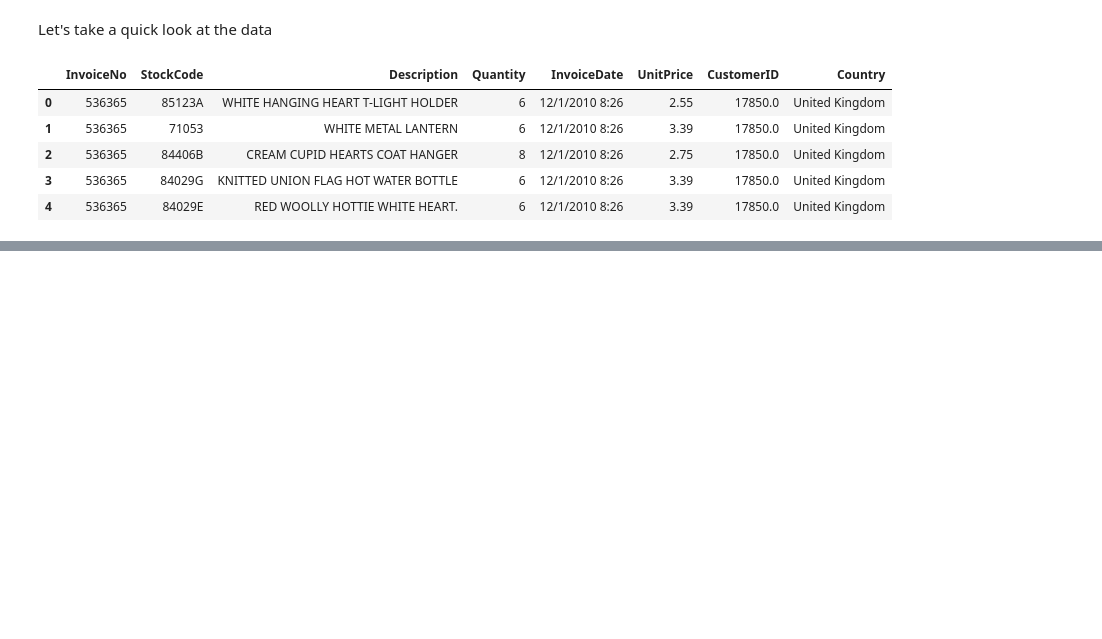
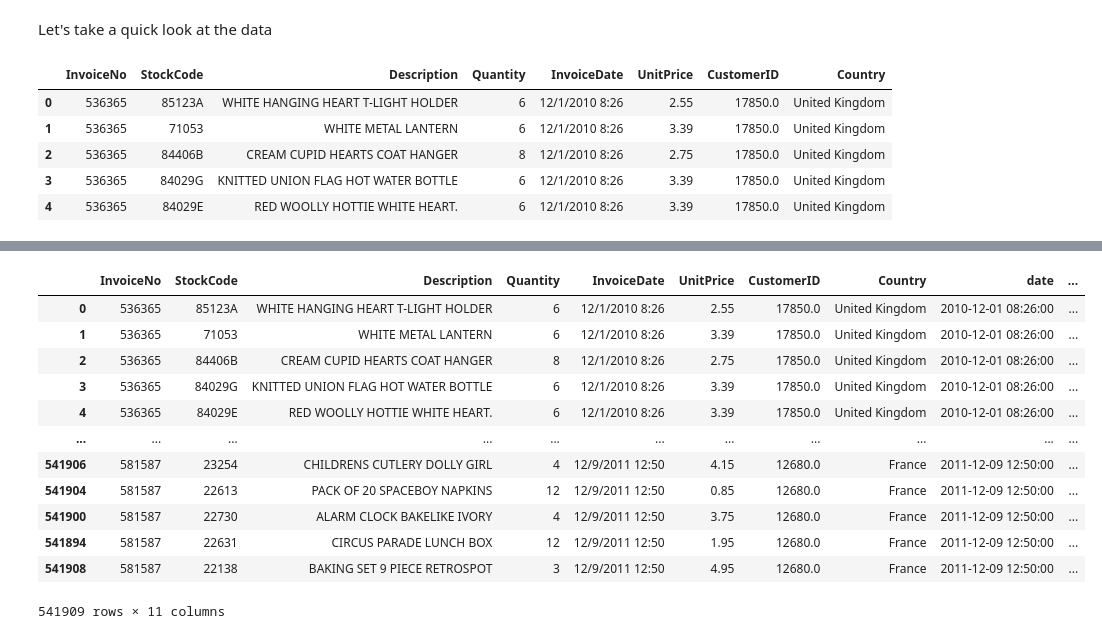
Before and after one commit to 56592aya/retail_crm, a Jupyter notebook: notebooks/exploration.ipynb, the cells around one changed output, grey strips where cells are left out. Cells and saved outputs as stored; diff of their text form; code cells hidden in the pictures; blank space fills up the shorter version.

```diff
--- a/notebooks/exploration.ipynb
+++ b/notebooks/exploration.ipynb
@@ -17,0 +128,17 @@ data.head()
+# %%
+df.loc[:,'revenue'] = df['UnitPrice']*df['Quantity']
+df
+# %% [output]
+|  | InvoiceNo | StockCode | Description | Quantity | InvoiceDate | UnitPrice | CustomerID | Country | date | ... |
+| 0 | 536365 | 85123A | WHITE HANGING HEART T-LIGHT HOLDER | 6 | 12/1/2010 8:26 | 2.55 | 17850.0 | United Kingdom | 2010-12-01 08:26:00 | ... |
+| 1 | 536365 | 71053 | WHITE METAL LANTERN | 6 | 12/1/2010 8:26 | 3.39 | 17850.0 | United Kingdom | 2010-12-01 08:26:00 | ... |
+| 2 | 536365 | 84406B | CREAM CUPID HEARTS COAT HANGER | 8 | 12/1/2010 8:26 | 2.75 | 17850.0 | United Kingdom | 2010-12-01 08:26:00 | ... |
+| 3 | 536365 | 84029G | KNITTED UNION FLAG HOT WATER BOTTLE | 6 | 12/1/2010 8:26 | 3.39 | 17850.0 | United Kingdom | 2010-12-01 08:26:00 | ... |
+| 4 | 536365 | 84029E | RED WOOLLY HOTTIE WHITE HEART. | 6 | 12/1/2010 8:26 | 3.39 | 17850.0 | United Kingdom | 2010-12-01 08:26:00 | ... |
+| ... | ... | ... | ... | ... | ... | ... | ... | ... | ... | ... |
+| 541906 | 581587 | 23254 | CHILDRENS CUTLERY DOLLY GIRL | 4 | 12/9/2011 12:50 | 4.15 | 12680.0 | France | 2011-12-09 12:50:00 | ... |
+| 541904 | 581587 | 22613 | PACK OF 20 SPACEBOY NAPKINS | 12 | 12/9/2011 12:50 | 0.85 | 12680.0 | France | 2011-12-09 12:50:00 | ... |
+| 541900 | 581587 | 22730 | ALARM CLOCK BAKELIKE IVORY | 4 | 12/9/2011 12:50 | 3.75 | 12680.0 | France | 2011-12-09 12:50:00 | ... |
+| 541894 | 581587 | 22631 | CIRCUS PARADE LUNCH BOX | 12 | 12/9/2011 12:50 | 1.95 | 12680.0 | France | 2011-12-09 12:50:00 | ... |
+| 541908 | 581587 | 22138 | BAKING SET 9 PIECE RETROSPOT | 3 | 12/9/2011 12:50 | 4.95 | 12680.0 | France | 2011-12-09 12:50:00 | ... |
+541909 rows × 11 columns
```
Also changed, not shown: parts of 24 cells of this notebook.
